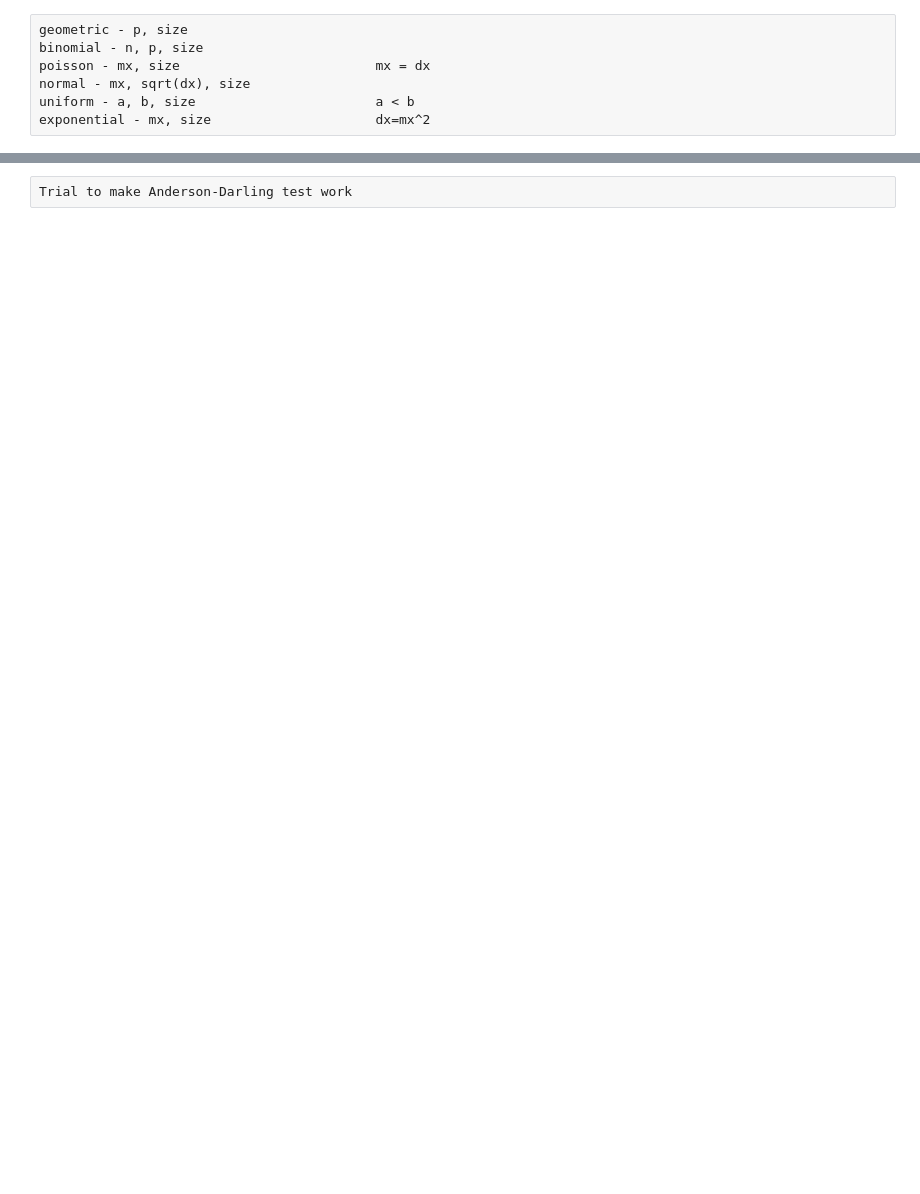
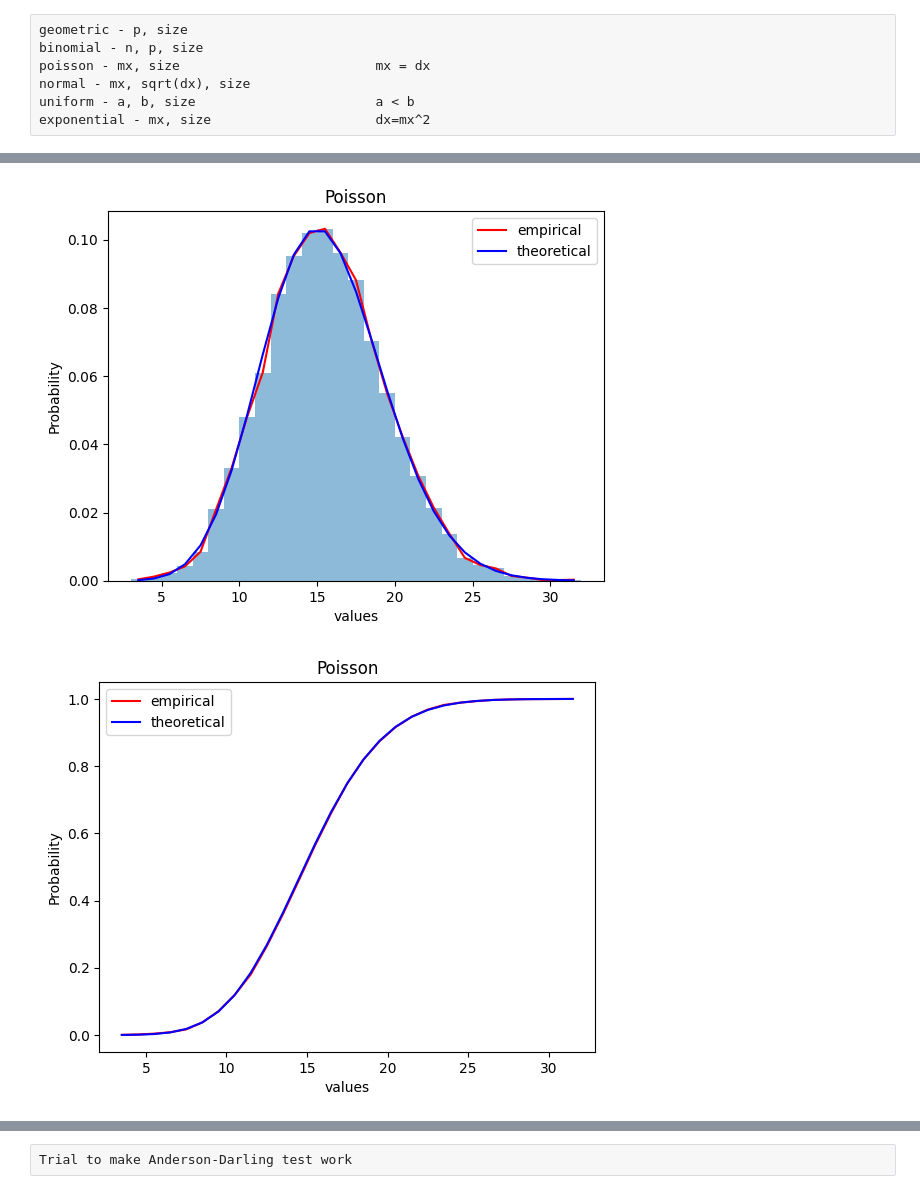
Before and after one commit to PaShampusik/BSUIR, a Jupyter notebook: 6 sem/PAD/Labs/lab2_3.ipynb, the cells around one changed output, grey strips where cells are left out. Cells and saved outputs as stored; diff of their text form; code cells hidden in the pictures; blank space fills up the shorter version.

```diff
--- a/6 sem/PAD/Labs/lab2_3.ipynb
+++ b/6 sem/PAD/Labs/lab2_3.ipynb
@@ -410,5 +418,5 @@ Error:
 # %%
-### mean = 15
+mean = 15
 poisson_samples = np.random.poisson(mean, size=10000)
 n = max(poisson_samples)-min(poisson_samples)
 histdata = plt.hist(poisson_samples, bins=n, alpha=0.5, weights=[1/len(poisson_samples)]*len(poisson_samples))
@@ -453,30 +461,32 @@ print(f"{fxs[1]}\n")
 
 
 # Pearson criteria (hi^2)
 
 xi2 = get_hi2_from_3dTable(the_great_table, len(poisson_samples))
 print(f"\nhi^2 = {xi2}")
 r = n-1 -3
 print(f"r = {r}")
 print(f"p-value: {get_p_value_hi2(r, xi2)}\n")
 
 # Kolmogorov criteria
 lambd = get_kolmogorov_lambda(fxs, len(poisson_samples))
 print(f"lambda: {lambd}")
 print(f"p-value: {get_p_value_kolmogorov(lambd)}")
 
 # Lillieforce criteria
 if n > 14 and n < 26:
     zi = np.max([[abs(fxs[0][i]-fxs[1][i]) for i in range(len(fxs[0]))]])
     L = get_Lvalue(n, 0.05)
     print(f"\n\nLillieforce critical value: {L}")
     print(f"max zi value: {zi}")
     if zi < L:
         print("Imperical distribution is according to the theoretical")
     else:
         print("zi is bigger that L => theoretical distribution  is wrong")
 
 # Kullback-Leibler criteria
 KL = get_KL(the_great_table[1], the_great_table[2])
 print(f"\n\nKL: {KL}")
 # %% [output]
+[figure, added]
+[figure, added]
```
Also changed, not shown: parts of 23 cells of this notebook, 1 other file.
